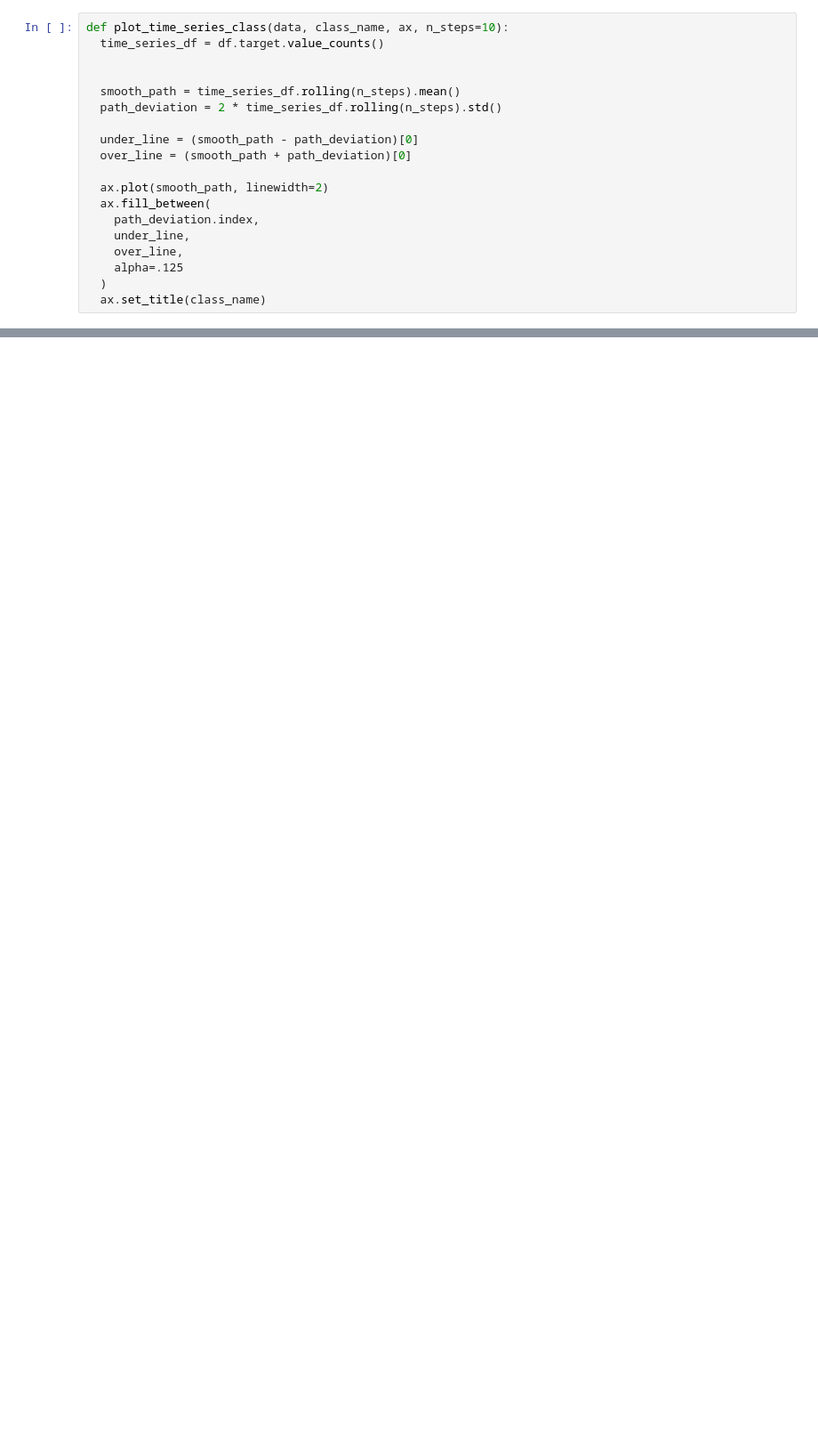
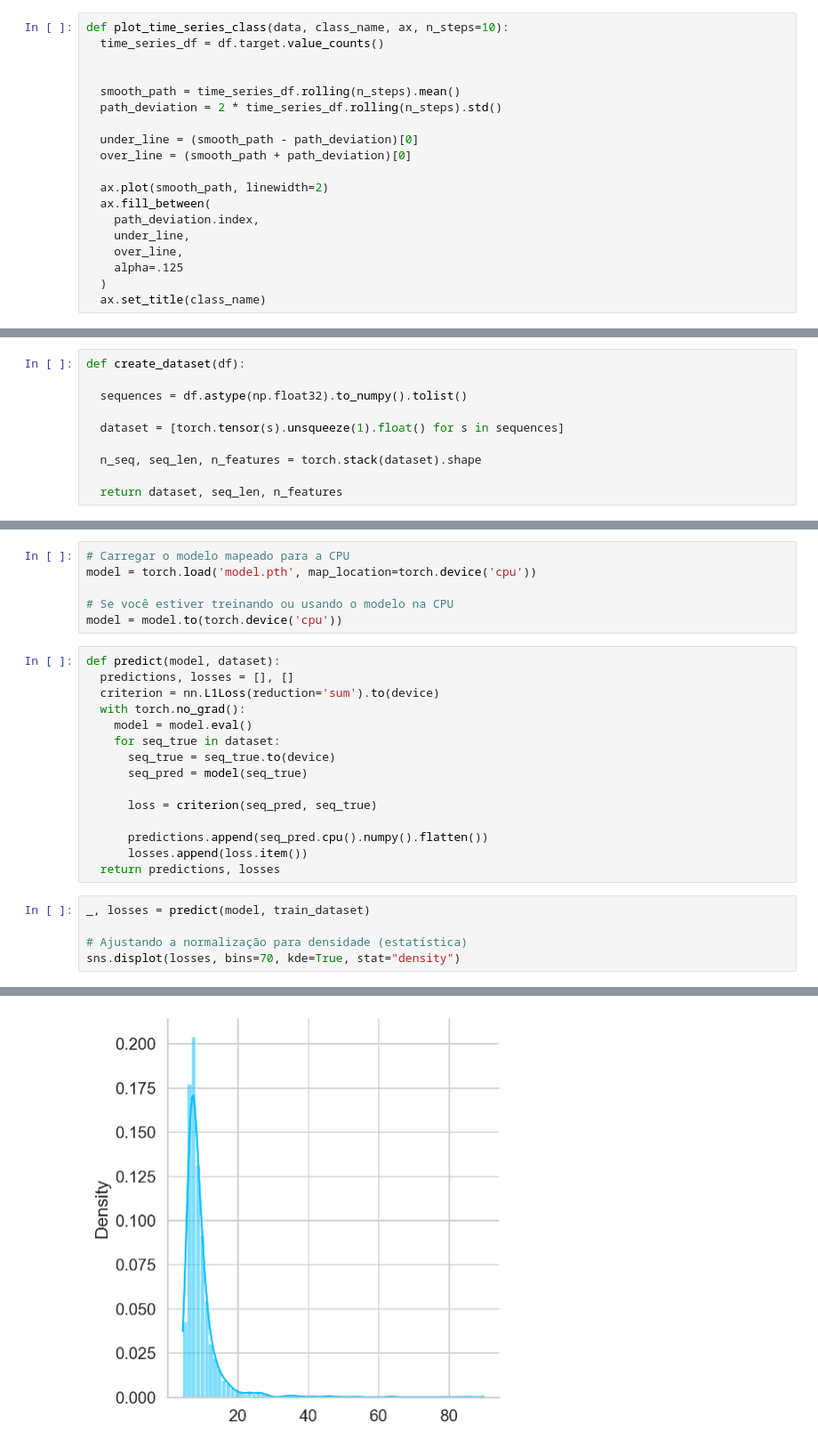
Before and after one commit to Joicylara/LSTM-Autoencoders, a Jupyter notebook: autocodificadores LSTM.ipynb, the cells around one changed output, grey strips where cells are left out. Shown at 89% size. Saved outputs shown, nothing was run; the diff lists cells and outputs as text; blank space fills up the shorter version.

```diff
--- a/autocodificadores LSTM.ipynb
+++ b/autocodificadores LSTM.ipynb
@@ -152,0 +242,10 @@ fig.tight_layout()
+# %%
+def create_dataset(df):
+
+  sequences = df.astype(np.float32).to_numpy().tolist()
+
+  dataset = [torch.tensor(s).unsqueeze(1).float() for s in sequences]
+
+  n_seq, seq_len, n_features = torch.stack(dataset).shape
+
+  return dataset, seq_len, n_features
@@ -152,0 +439,27 @@ fig.tight_layout()
+# %%
+# Carregar o modelo mapeado para a CPU
+model = torch.load('model.pth', map_location=torch.device('cpu'))
+
+# Se você estiver treinando ou usando o modelo na CPU
+model = model.to(torch.device('cpu'))
+# %%
+def predict(model, dataset):
+  predictions, losses = [], []
+  criterion = nn.L1Loss(reduction='sum').to(device)
+  with torch.no_grad():
+    model = model.eval()
+    for seq_true in dataset:
+      seq_true = seq_true.to(device)
+      seq_pred = model(seq_true)
+
+      loss = criterion(seq_pred, seq_true)
+
+      predictions.append(seq_pred.cpu().numpy().flatten())
+      losses.append(loss.item())
+  return predictions, losses
+# %%
+_, losses = predict(model, train_dataset)
+
+# Ajustando a normalização para densidade (estatística)
+sns.displot(losses, bins=70, kde=True, stat="density")
+# %% [output]
@@ -152,0 +467 @@ fig.tight_layout()
+[figure, added]
```
Also changed, not shown: parts of 27 cells of this notebook, 1 other file.
